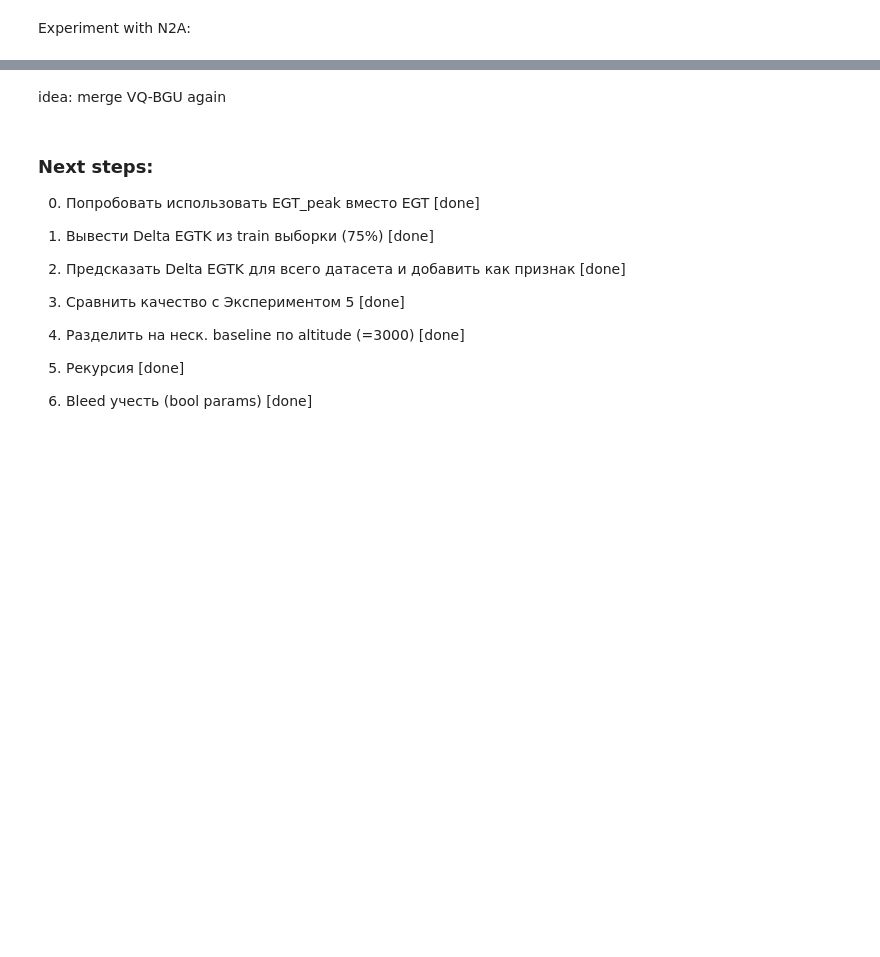
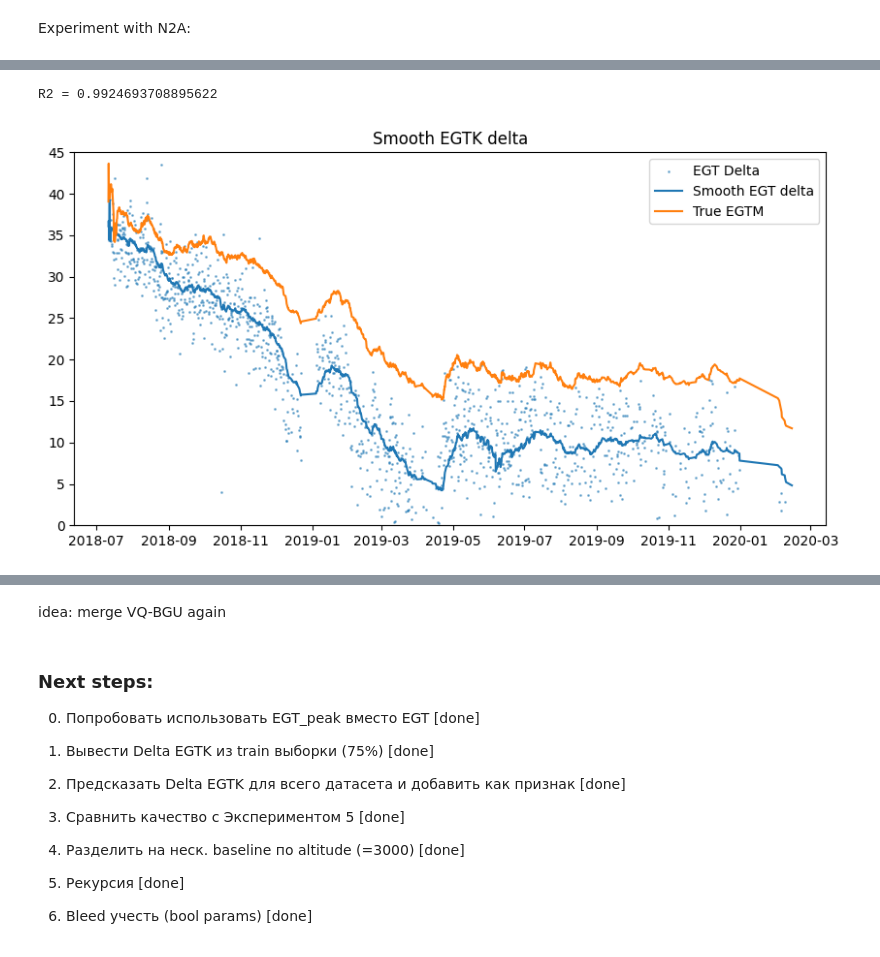
Before and after one commit to skeptlk/ecm, a Jupyter notebook: ex11_deltas.ipynb, the cells around one changed output, grey strips where cells are left out. Cells and saved outputs as stored; diff of their text form; code cells hidden in the pictures; blank space fills up the shorter version.

```diff
--- a/ex11_deltas.ipynb
+++ b/ex11_deltas.ipynb
@@ -347,3 +347,35 @@ R2 = 0.9932484434026208
+# %%
+sub = data[(data['pos'] == 2) & (data['acnum'] == 'VQ-BDU')][:30]
+
+model = make_pipeline(PolynomialFeatures(3), LinearRegression())
+model.fit(sub[['n2a_peak_k']], sub['egt_peak_k'])
+
+pred = model.predict(sub[['n2a_peak_k']])
+
+r2 = r2_score(sub['egt_peak_k'],  pred)
+
+print(f"R2 = {r2}")
+
+sub = data[(data['pos'] == 2) & (data['acnum'] == 'VQ-BDU')]
+
+baseline = model.predict(sub[['n2a_peak_k']])
+delta = baseline - sub['egt_peak_k'] + 35
+
+plt.figure(figsize=(10, 5))
+
+
+plt.ylim(0, 45)
+plt.scatter(sub['reportts'],  delta, s=1, alpha=0.5)
+
+plt.plot(sub['reportts'], smooth(delta, alpha=0.04))
+plt.plot(sub['reportts'], sub['egtm'])
+plt.title('Smooth EGTK delta')
+plt.legend(['EGT Delta', 'Smooth EGT delta', 'True EGTM'])
+
+plt.show()
+# %% [output]
+R2 = 0.9924693708895622
+[figure, added]
 # %%
 acms_data = correct(acms_full.query(f"acnum == 'VQ-BGU' and pos == 2 and t2_peak >= -100"))[:340]
 
```
Also changed, not shown: parts of 11 cells of this notebook.
